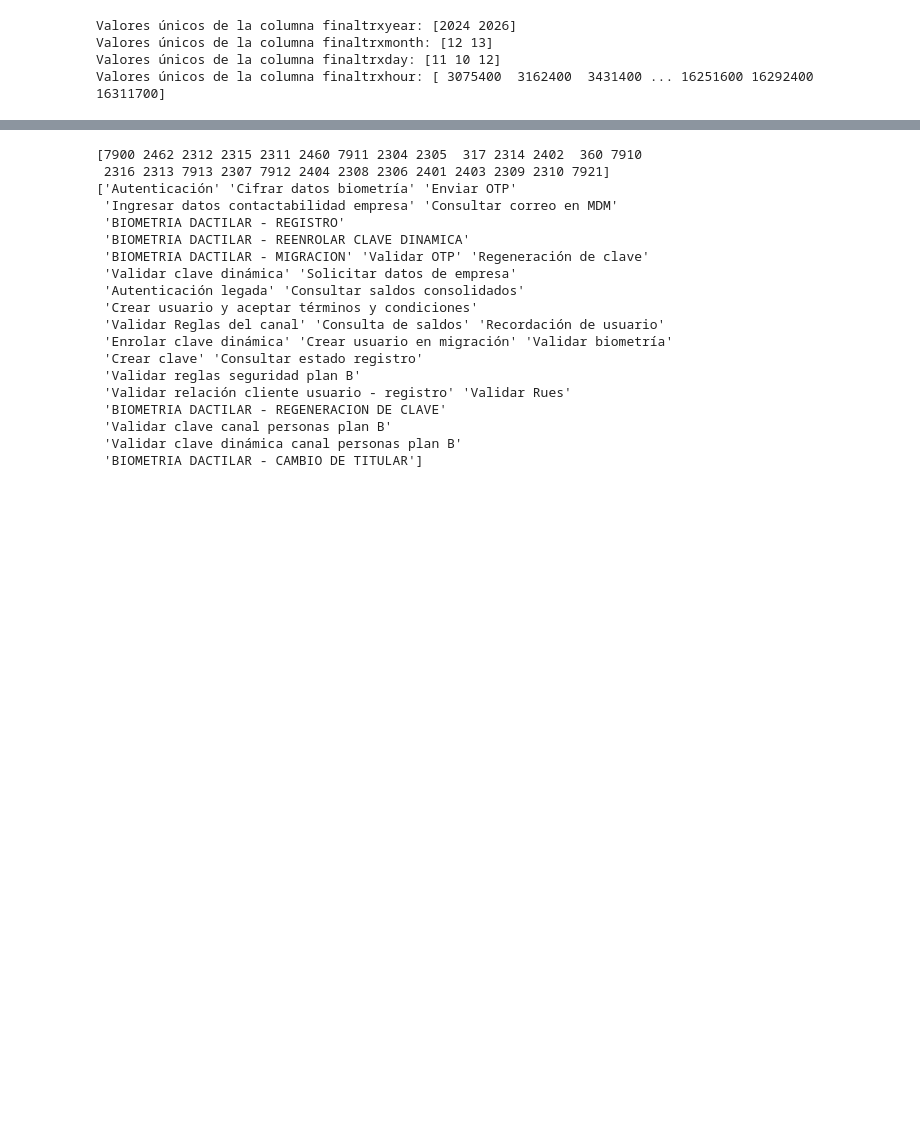
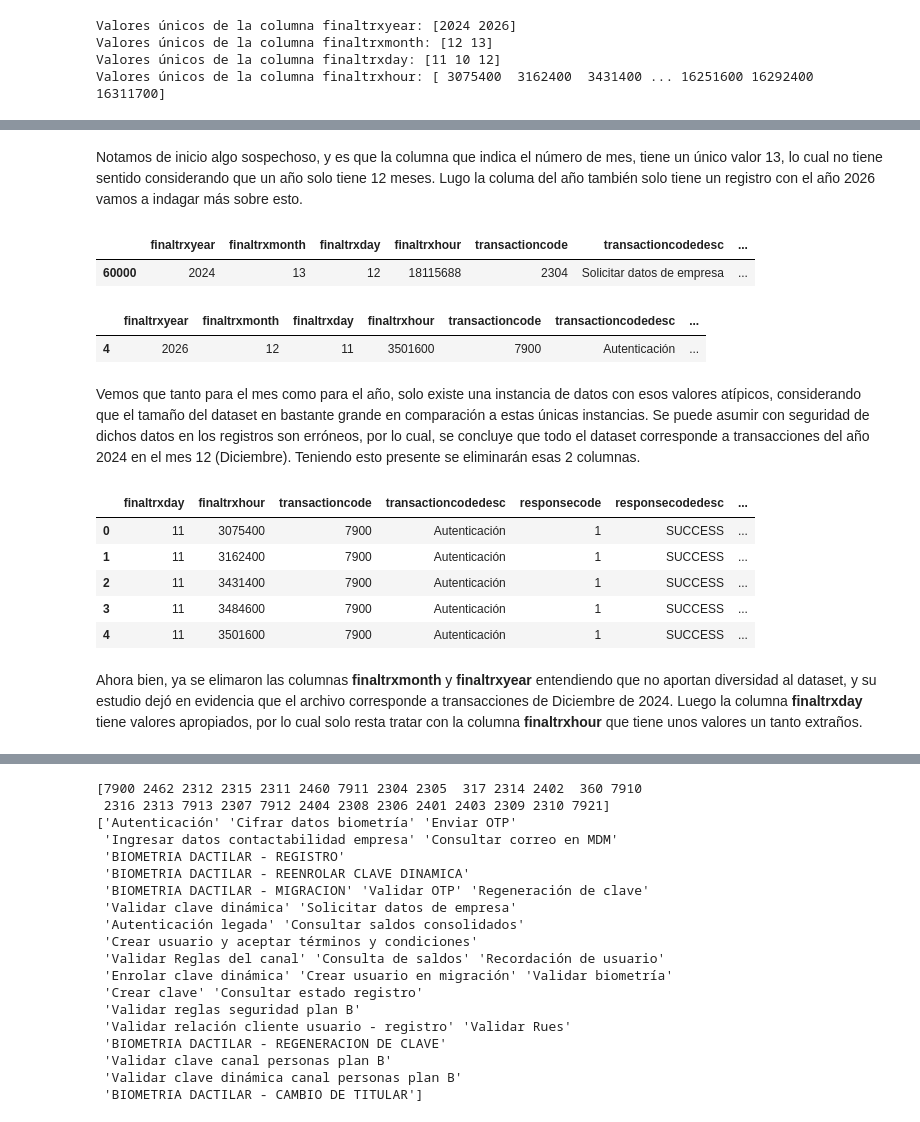
Before and after one commit to MillerQuintero2001/Reto_Bancolombia, a Jupyter notebook: Archivos_prueba/test.ipynb, the cells around one changed output, grey strips where cells are left out. Cells and saved outputs as stored; diff of their text form; code cells hidden in the pictures; blank space fills up the shorter version.

```diff
--- a/Archivos_prueba/test.ipynb
+++ b/Archivos_prueba/test.ipynb
@@ -235,23 +235,26 @@ Ahora transformamos los valores a 0 ó -1, exceptuando los nulos, que los tratar
 # %%
-# Crear una copia de la serie para evitar SettingWithCopyWarning
+# Creamos una copia de la serie por buena práctica y seguridad
 columna_transformada = df['responsecode'].copy()
 
-# Identificar los valores que no son nulos
+# Identificamos los valores que no son nulos
 no_nulos = columna_transformada.notna()
 
-# Crear una máscara para los valores que deben ser 0 (están en la lista y no son nulos)
+# Máscara para los valores que deben ser 0 (están en la lista y no son nulos)
 debe_ser_cero = no_nulos & columna_transformada.isin(ceros)
 
-# Crear una máscara para los valores que deben ser -1 (no son nulos y NO están en la lista)
-# Es crucial que estos no sean los que ya identificamos para ser 0
+# Máscara para los valores que deben ser 1 (no están en la lista y no son nulos)
 debe_ser_menos_uno = no_nulos & ~columna_transformada.isin(ceros)
 
-# Aplicar las transformaciones en el orden correcto
-# Primero, asignar 0 a los que deben ser 0
-columna_transformada.loc[debe_ser_cero] = 0
+# Aplicamos las transformaciones en el orden correcto
 
-# Luego, asignar -1 a los que deben ser -1
-columna_transformada.loc[debe_ser_menos_uno] = -1
+# Primero, asignar 1 indicando éxito a los que originalmente eran 0
+columna_transformada.loc[debe_ser_cero] = 1
+
+# Luego, asignar 0 a los que eran originalmente diferentes de 0, para inidicador no exitosa
+columna_transformada.loc[debe_ser_menos_uno] = 0
+
+# Asigamos -1 a los valores nulos
+columna_transformada.loc[columna_transformada.isna()] = -1
 
 
 df['responsecode'] = columna_transformada
@@ -315,0 +327,28 @@ Valores únicos de la columna finaltrxhour: [ 3075400  3162400  3431400 ... 1625
+# %% [markdown]
+Notamos de inicio algo sospechoso, y es que la columna que indica el número de mes, tiene un único valor 13, lo cual no tiene sentido considerando que un año solo tiene 12 meses. Lugo la columa del año también solo tiene un registro con el año 2026 vamos a indagar más sobre esto.
+# %%
+df[df["finaltrxmonth"] == 13]
+# %% [output]
+|  | finaltrxyear | finaltrxmonth | finaltrxday | finaltrxhour | transactioncode | transactioncodedesc | ... |
+| 60000 | 2024 | 13 | 12 | 18115688 | 2304 | Solicitar datos de empresa | ... |
+# %%
+df[df["finaltrxyear"] == 2026]
+# %% [output]
+|  | finaltrxyear | finaltrxmonth | finaltrxday | finaltrxhour | transactioncode | transactioncodedesc | ... |
+| 4 | 2026 | 12 | 11 | 3501600 | 7900 | Autenticación | ... |
+# %% [markdown]
+Vemos que tanto para el mes como para el año, solo existe una instancia de datos con esos valores atípicos, considerando que el tamaño del dataset en bastante grande en comparación a estas únicas instancias. Se puede asumir con seguridad de dichos datos en los registros son erróneos, por lo cual, se concluye que todo el dataset corresponde a transacciones del año 2024 en el mes 12 (Diciembre). Teniendo esto presente se eliminarán esas 2 columnas.
+# %%
+# Eliminamos 'finaltrxmonth' y 'finaltrxyear'
+df.drop(columns=['finaltrxmonth', 'finaltrxyear'], inplace=True)
+# Mostramos las primeras filas del DataFrame
+df.head()
+# %% [output]
+|  | finaltrxday | finaltrxhour | transactioncode | transactioncodedesc | responsecode | responsecodedesc | ... |
+| 0 | 11 | 3075400 | 7900 | Autenticación | 1 | SUCCESS | ... |
+| 1 | 11 | 3162400 | 7900 | Autenticación | 1 | SUCCESS | ... |
+| 2 | 11 | 3431400 | 7900 | Autenticación | 1 | SUCCESS | ... |
+| 3 | 11 | 3484600 | 7900 | Autenticación | 1 | SUCCESS | ... |
+| 4 | 11 | 3501600 | 7900 | Autenticación | 1 | SUCCESS | ... |
+# %% [markdown]
+Ahora bien, ya se elimaron las columnas **finaltrxmonth** y **finaltrxyear** entendiendo que no aportan diversidad al dataset, y su estudio dejó en evidencia que el archivo corresponde a transacciones de Diciembre de 2024. Luego la columna **finaltrxday** tiene valores apropiados, por lo cual solo resta tratar con la columna **finaltrxhour** que tiene unos valores un tanto extraños.
```
Also changed, not shown: parts of 29 cells of this notebook, 1 other file.
